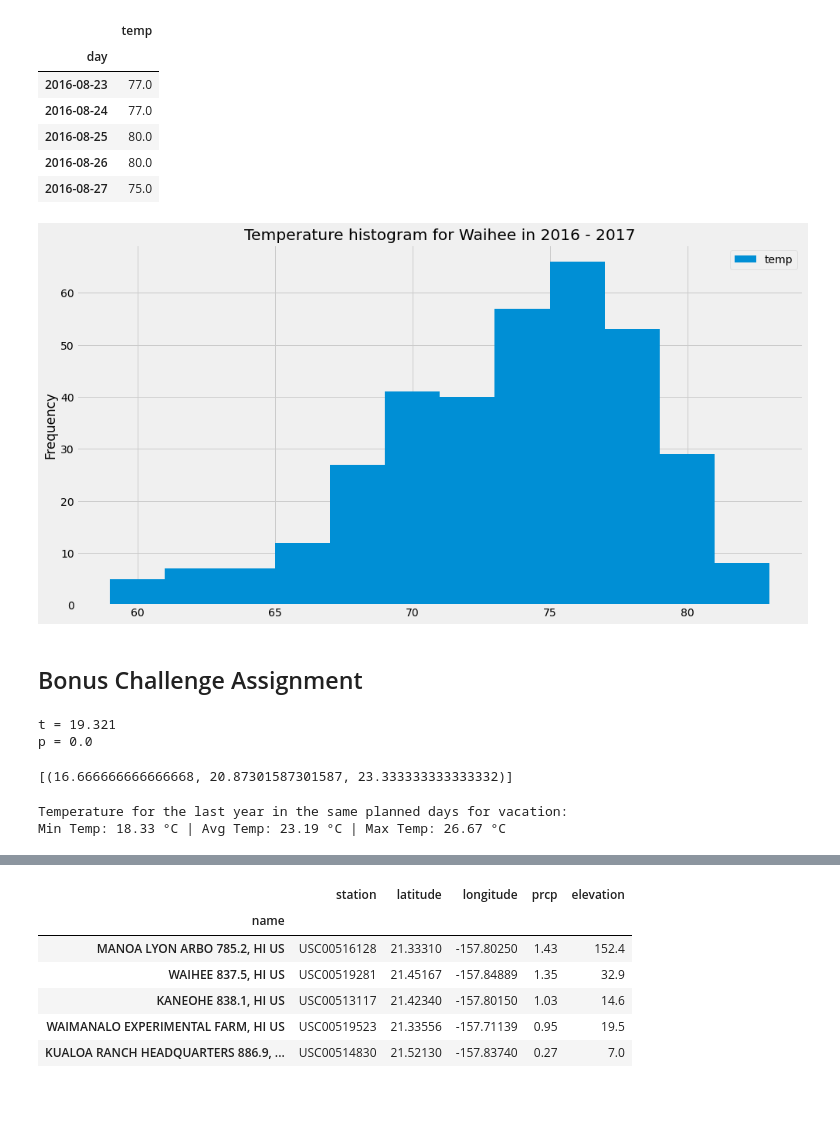
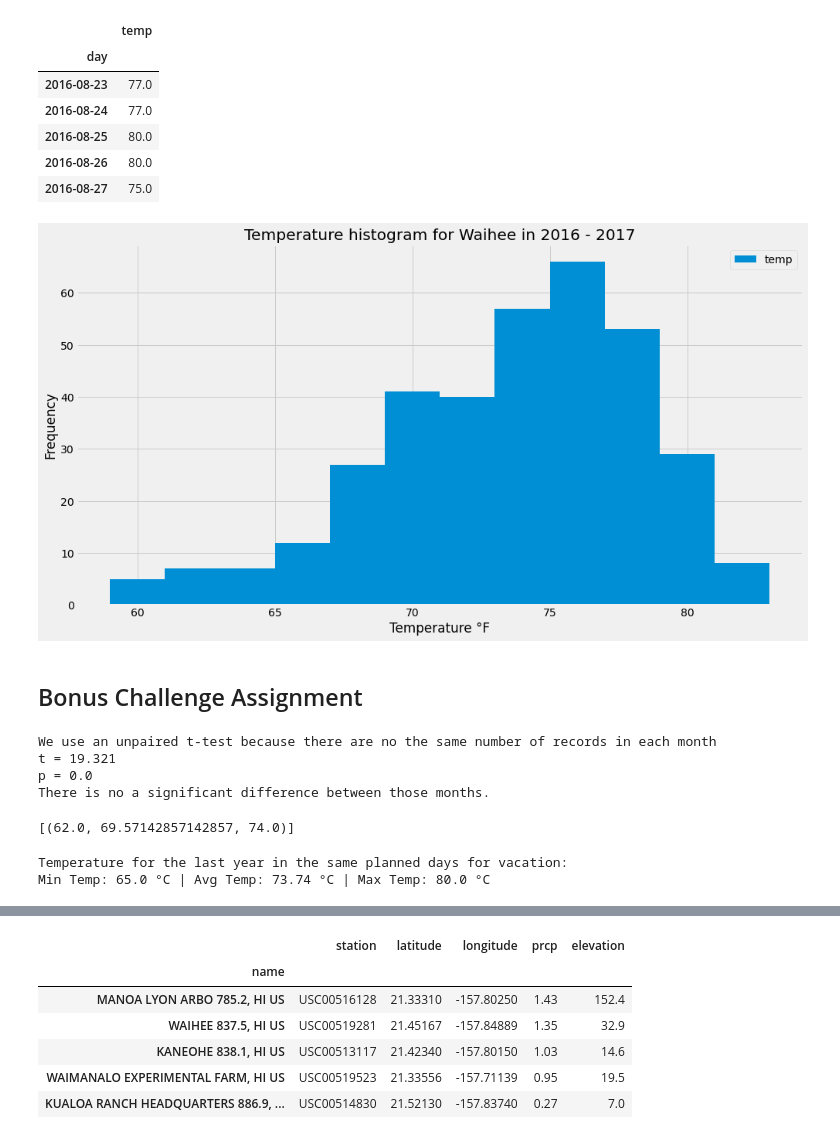
Before and after one commit to palolo02/sqlalchemy-challenge, a Jupyter notebook: Analysis.ipynb, the cells around one changed output, grey strips where cells are left out. Drawn from its saved outputs; the diff is of its cells as text; code cells hidden in the pictures; blank space fills up the shorter version.

```diff
--- a/Analysis.ipynb
+++ b/Analysis.ipynb
@@ -233,9 +235,10 @@ display(waihee_df.head())
 # %%
 #Plot results
 waihee_df.plot(kind="hist",figsize=(15, 8), bins=12, title="Temperature histogram for Waihee in 2016 - 2017")
+plt.xlabel("Temperature °F")
 plt.show()
 # %% [output]
-[figure, old version]
+[figure, new version]
 # %% [markdown]
 ## Bonus Challenge Assignment
 # %%
@@ -244,7 +247,7 @@ from scipy import stats
 # Hawaii is reputed to enjoy mild weather all year. Is there a meaningful difference between the temperature in, for example, June and December?
 
 # Identify the average temperature in June at all stations across all available years in the dataset. Do the same for December temperature.
-sel_month_data = [Measurement.date, (func.avg(Measurement.tobs)-32)/1.8]
+sel_month_data = [Measurement.date, func.avg(Measurement.tobs)]
 june_data = session.query(*sel_month_data).\
                 filter(func.strftime("%m",Measurement.date) == '06').group_by(Measurement.date).all()
 dec_data = session.query(*sel_month_data).\
@@ -253,13 +256,16 @@ june_data = pd.DataFrame(june_data,columns=["day","avg_temp"])
 dec_data = pd.DataFrame(dec_data,columns=["day","avg_temp"])
 # Use the t-test to determine whether the difference in the means, if any, is statistically significant. Will you use a paired t-test, or an unpaired t-test? Why?
 # Answer: Unpaired test because there are no the same number of records in each month
+print("We use an unpaired t-test because there are no the same number of records in each month")
 t2, p2 = stats.ttest_ind(june_data["avg_temp"],dec_data["avg_temp"])
 print("t = " + str(round(t2,3)))
 print("p = " + str(round(p2,5)))
-# Answer 2: There is no a significant difference between those months.
+print("There is no a significant difference between those months.")
 # %% [output]
+We use an unpaired t-test because there are no the same number of records in each month
 t = 19.321
 p = 0.0
+There is no a significant difference between those months.
 # %%
 # This function called `calc_temps` will accept start date and end date in the format '%Y-%m-%d'
 # and return the minimum, average, and maximum temperatures for that range of dates
@@ -274,13 +280,13 @@ def calc_temps(start_date, end_date):
         TMIN, TAVE, and TMAX
     """
 
-    return session.query((func.min(Measurement.tobs)-32)/1.8, (func.avg(Measurement.tobs)-32)/1.8, (func.max(Measurement.tobs)-32)/1.8).\
+    return session.query((func.min(Measurement.tobs)), (func.avg(Measurement.tobs)), (func.max(Measurement.tobs))).\
         filter(Measurement.date >= start_date).filter(Measurement.date <= end_date).all()
 
 # function usage example
 print(calc_temps('2012-02-28', '2012-03-05'))
 # %% [output]
-[(16.666666666666668, 20.87301587301587, 23.333333333333332)]
+[(62.0, 69.57142857142857, 74.0)]
 # %%
 # Use your previous function `calc_temps` to calculate the tmin, tavg, and tmax
 # for your trip using the previous year's data for those same dates.
@@ -288,10 +294,10 @@ start_date_trip = '2017-03-17'
 end_date_trip = '2017-03-31'
 far_result = calc_temps(start_date_trip, end_date_trip)
 print("Temperature for the last year in the same planned days for vacation:")
-print(f"Min Temp: {round(far_result[0][0],2)} °C | Avg Temp: {round(far_result[0][1],2)} °C | Max Temp: {round(far_result[0][2],2)} °C")
+print(f"Min Temp: {round(far_result[0][0],2)} °C | Avg Temp: {round(far_result[0][1],2)} °C | Max Temp: {round(far_result[0][2],2)} °F")
 # %% [output]
 Temperature for the last year in the same planned days for vacation:
-Min Temp: 18.33 °C | Avg Temp: 23.19 °C | Max Temp: 26.67 °C
+Min Temp: 65.0 °C | Avg Temp: 73.74 °C | Max Temp: 80.0 °C
 # %%
 # Plot the results from your previous query as a bar chart.
 # Use "Trip Avg Temp" as your Title
```
Also changed, not shown: parts of 5 cells of this notebook, 1 other file.
